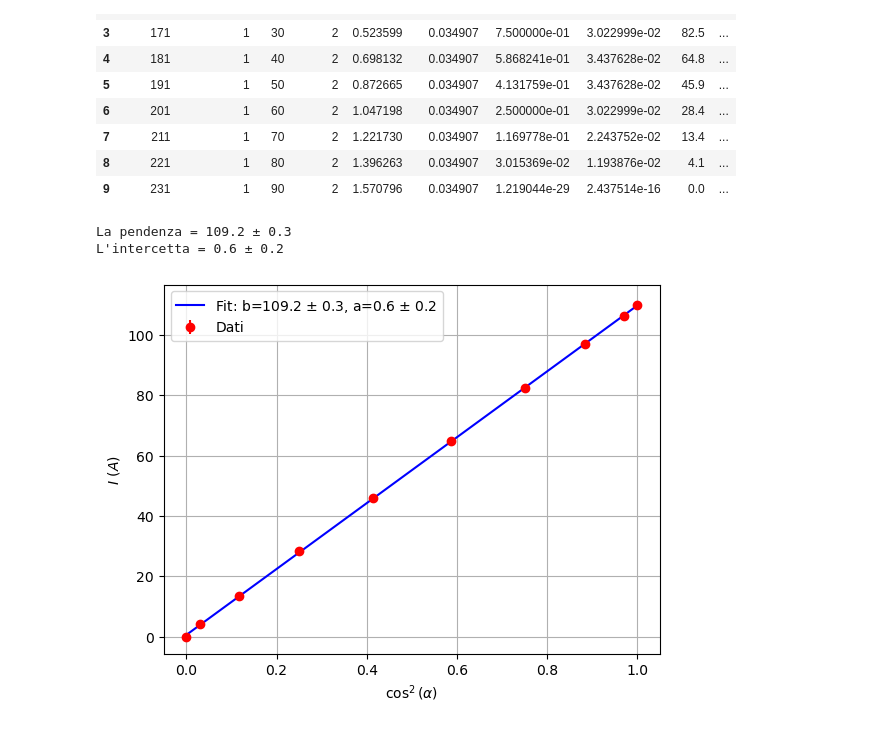
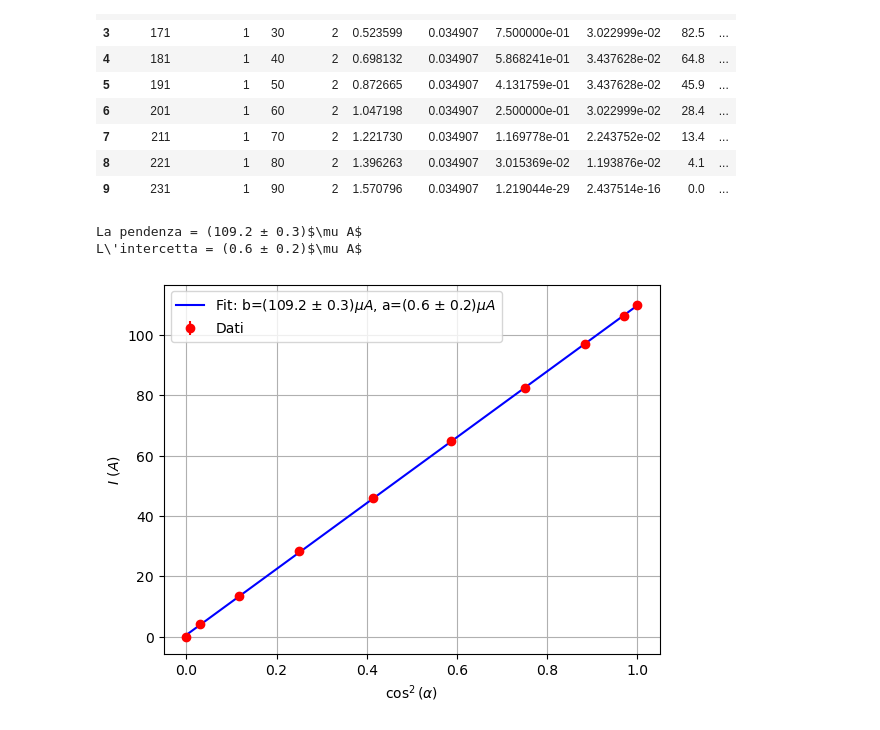
Before and after one commit to RayLeywin/5a-esperienza-ottica, a Jupyter notebook: Fit Malus.ipynb, the cells around one changed output. Drawn from its saved outputs; the diff is of its cells as text; code cells hidden in the pictures.

```diff
--- a/Fit Malus.ipynb
+++ b/Fit Malus.ipynb
@@ -13,8 +13,8 @@ x,y,z,w,u = symbols('x y z w u')
 df = pd.read_csv('Dati 5a esp.csv')
 df.insert(6,"cosalfa",np.cos(df['alfa rad'])**2,true)
 f=cos(x)**2
-errcosalfa=np.empty(cosalfa.size)
-for i in range(cosalfa.size):
+errcosalfa=np.empty(df["cosalfa"].size)
+for i in range(df["cosalfa"].size):
     x_val=df["alfa rad"][i]
     y_val= 0
     z_val= 0
@@ -48,20 +48,20 @@ a_fit,cov=curve_fit(model,df.cosalfa,df.I,absolute_sigma=False)
 # %%
 inter = a_fit[0]
 slope = a_fit[1]
 d_inter=np.sqrt(cov[0][0])
 d_slope=np.sqrt(cov[1][1])
 a_slope=3*d_slope
 yfit = inter + slope*(df.cosalfa)
 plt.errorbar(df.cosalfa,df.I,yerr=df["err I"],fmt='o',label='Dati',color='red')
-plt.plot(df.cosalfa,yfit,color='blue',label=r'Fit: b={:.1f} $\pm$ {:.1f}, a={:.1f} $\pm$ {:.1f}'.format(slope,d_slope,inter,d_inter))
+plt.plot(df.cosalfa,yfit,color='blue',label=r'Fit: b=({:.1f} $\pm$ {:.1f})$\mu A$, a=({:.1f} $\pm$ {:.1f})$\mu A$'.format(slope,d_slope,inter,d_inter))
 plt.ylabel(r'$I \ (A)$ ')
 plt.xlabel(r'$\cos^2(\alpha) $')
 plt.grid()
-print('La pendenza = {:.1f} ± {:.1f}'.format(slope,d_slope))
-print('L\'intercetta = {:.1f} ± {:.1f}'.format(inter,d_inter))
+print(r'La pendenza = ({:.1f} ± {:.1f})$\mu A$'.format(slope,d_slope))
+print(r'L\'intercetta = ({:.1f} ± {:.1f})$\mu A$'.format(inter,d_inter))
 plt.legend(loc='best')
 plt.show()
 # %% [output]
-La pendenza = 109.2 ± 0.3
-L'intercetta = 0.6 ± 0.2
+La pendenza = (109.2 ± 0.3)$\mu A$
+L\'intercetta = (0.6 ± 0.2)$\mu A$
-[figure, old version]
+[figure, new version]
```
